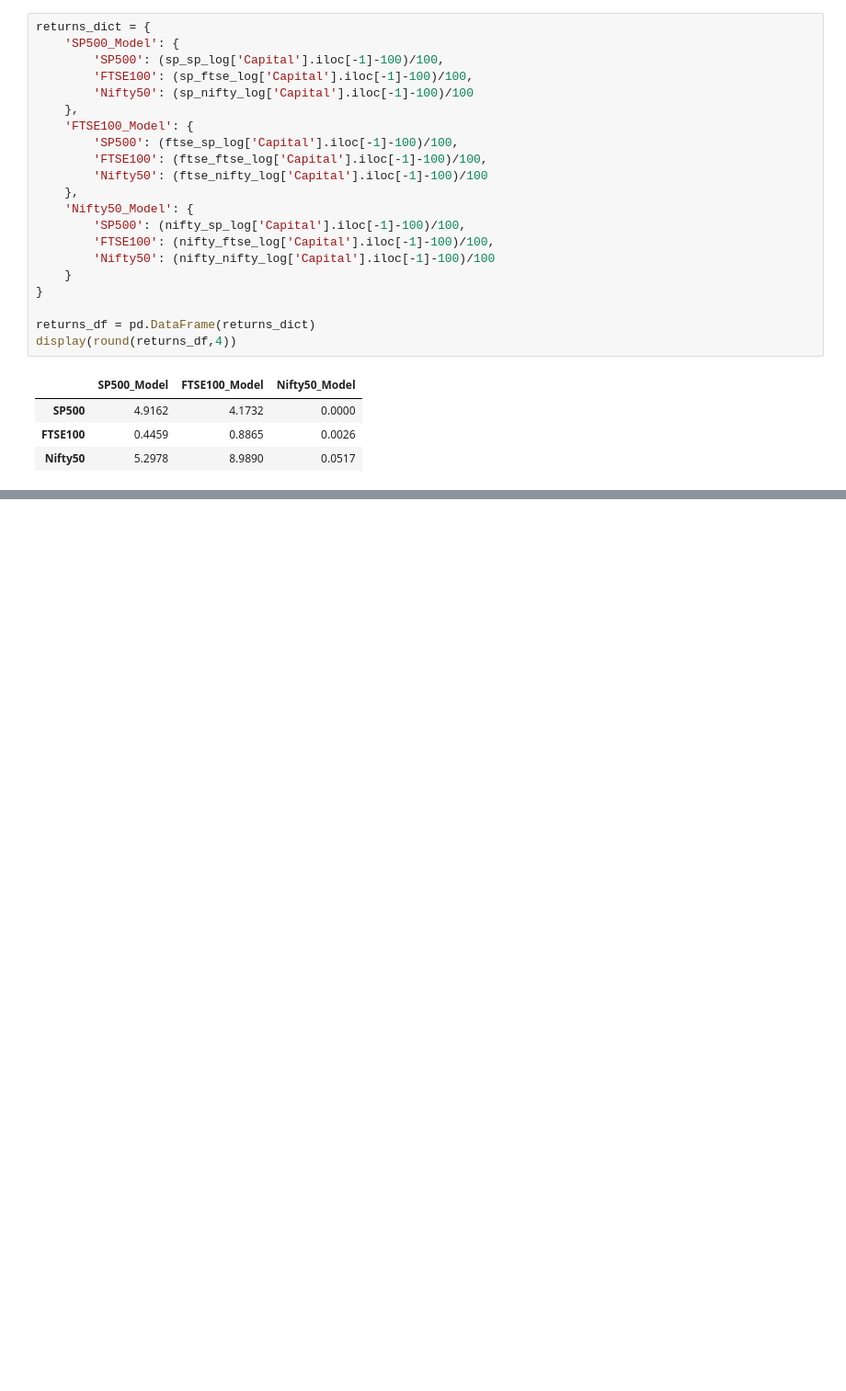
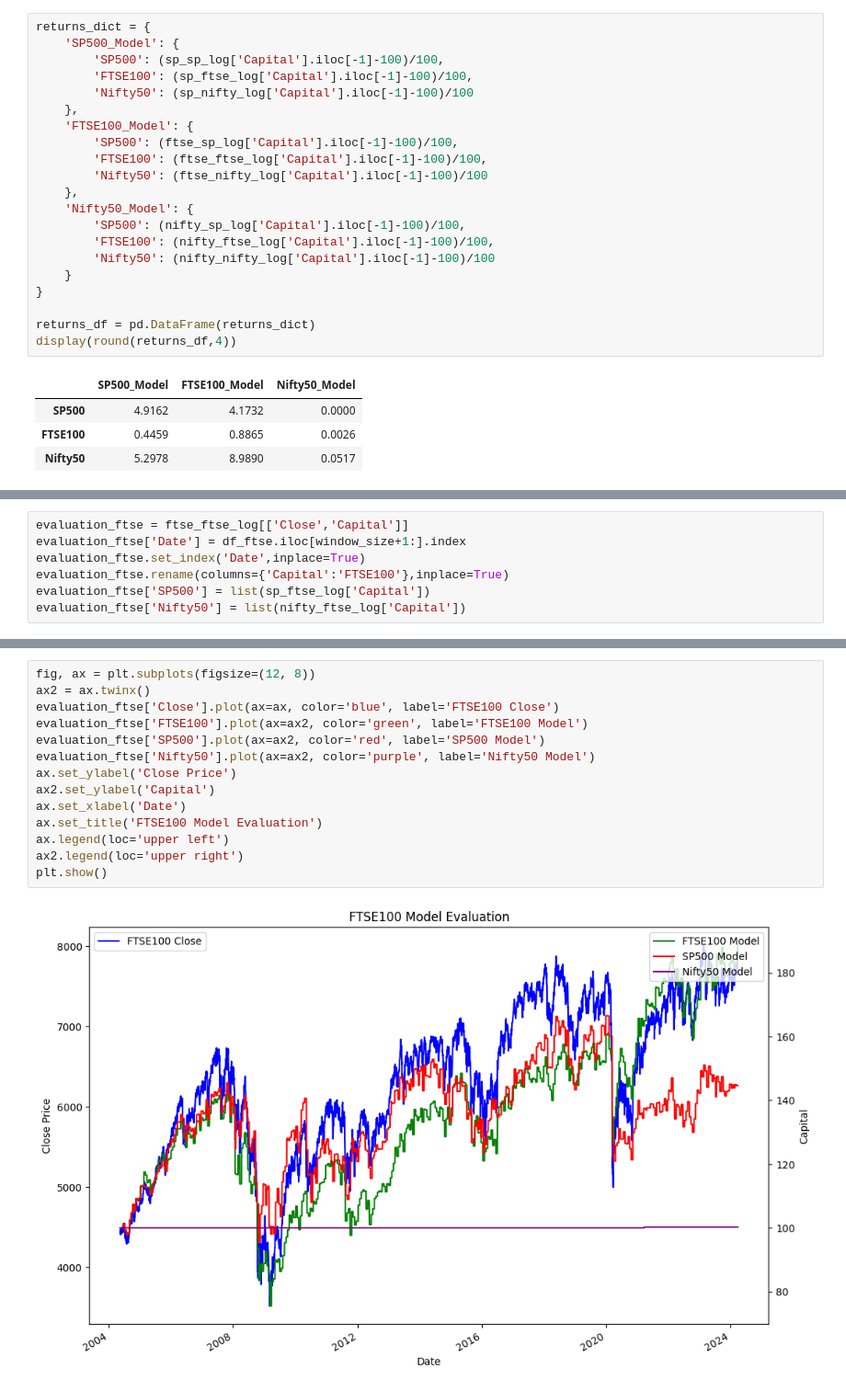
Before and after one commit to PhilipNJ/MScDissertationCode, a Jupyter notebook: Comparison.ipynb, the cells around one changed output, grey strips where cells are left out. Shown at 92% size. Cells and saved outputs as stored; diff of their text form; blank space fills up the shorter version.

```diff
--- a/Comparison.ipynb
+++ b/Comparison.ipynb
@@ -297,0 +310,7 @@ display(round(returns_df,4))
+# %%
+evaluation_ftse = ftse_ftse_log[['Close','Capital']]
+evaluation_ftse['Date'] = df_ftse.iloc[window_size+1:].index
+evaluation_ftse.set_index('Date',inplace=True)
+evaluation_ftse.rename(columns={'Capital':'FTSE100'},inplace=True)
+evaluation_ftse['SP500'] = list(sp_ftse_log['Capital'])
+evaluation_ftse['Nifty50'] = list(nifty_ftse_log['Capital'])
@@ -297,0 +341,16 @@ display(round(returns_df,4))
+# %%
+fig, ax = plt.subplots(figsize=(12, 8))
+ax2 = ax.twinx()
+evaluation_ftse['Close'].plot(ax=ax, color='blue', label='FTSE100 Close')
+evaluation_ftse['FTSE100'].plot(ax=ax2, color='green', label='FTSE100 Model')
+evaluation_ftse['SP500'].plot(ax=ax2, color='red', label='SP500 Model')
+evaluation_ftse['Nifty50'].plot(ax=ax2, color='purple', label='Nifty50 Model')
+ax.set_ylabel('Close Price')
+ax2.set_ylabel('Capital')
+ax.set_xlabel('Date')
+ax.set_title('FTSE100 Model Evaluation')
+ax.legend(loc='upper left')
+ax2.legend(loc='upper right')
+plt.show()
+# %% [output]
+[figure, added]
```
Also changed, not shown: parts of 5 cells of this notebook.
